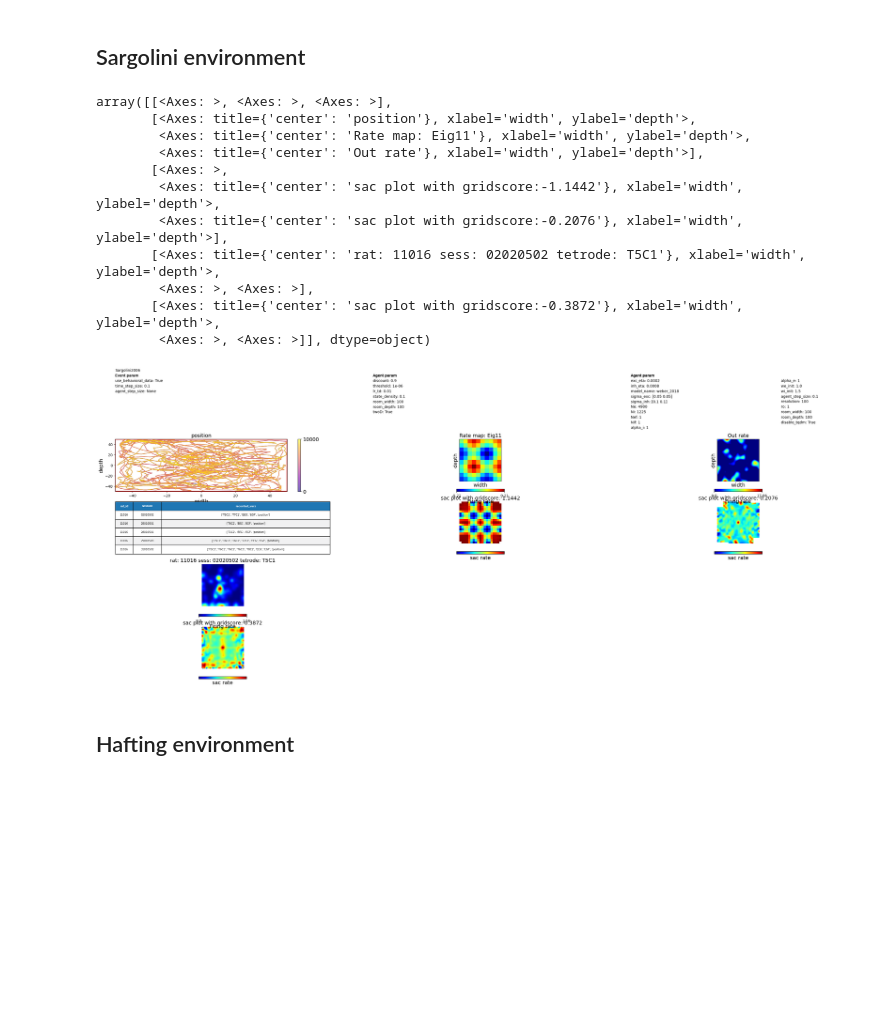
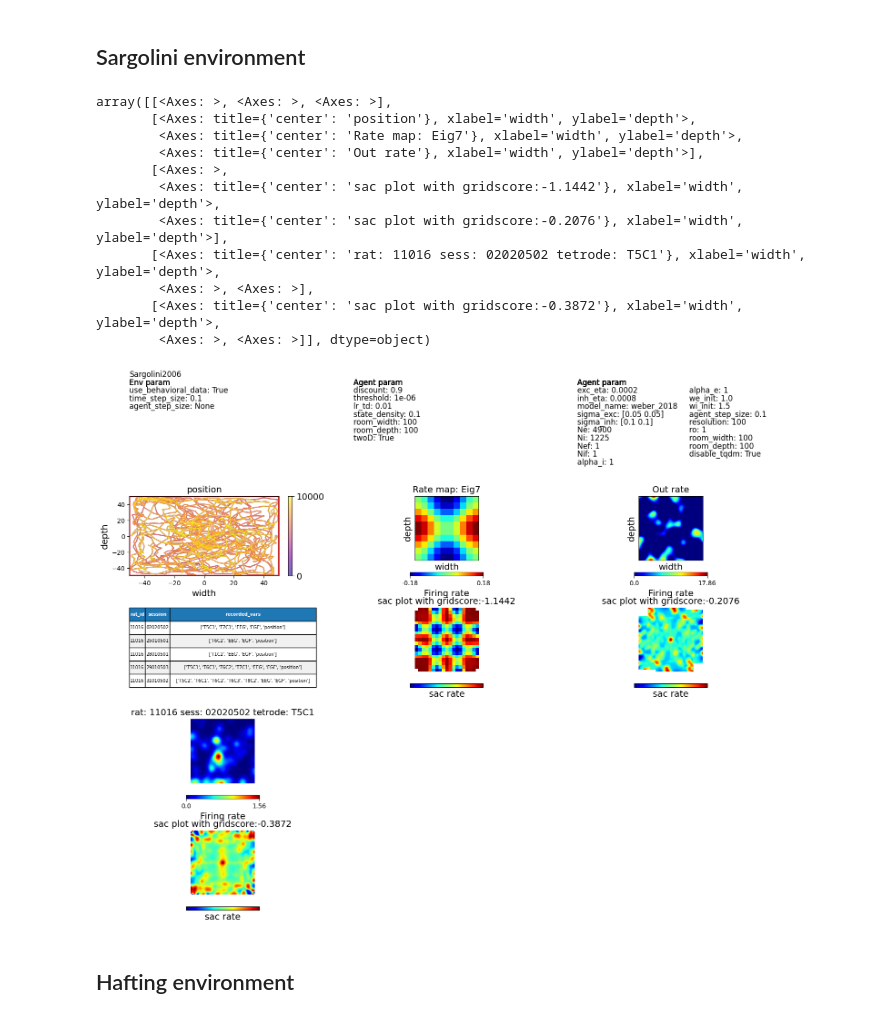
Before and after one commit to SainsburyWellcomeCentre/NeuralPlayground, a Jupyter notebook: examples/comparisons_examples/comparison_from_manager.ipynb, the cells around one changed output. Drawn from its saved outputs; the diff is of its cells as text; code cells hidden in the pictures; blank space fills up the shorter version.

```diff
--- a/examples/comparisons_examples/comparison_from_manager.ipynb
+++ b/examples/comparisons_examples/comparison_from_manager.ipynb
@@ -87,36 +87,40 @@ param_sr = pd.read_pickle(param_path)
 env = pd.read_pickle(arena_path)
 
 
 data_path = fetch_model_path("weber_2018_in_sargolini2006")
 
 agent_path = data_path + '/agent'
 param_path = data_path + '/params.dict'
 arena_path = data_path + '/arena'
 
 
 agent = pd.read_pickle(agent_path)
 param = pd.read_pickle(param_path)
 
 
 agents=[agent_sr, agent]
 parameters=[param_sr, param]
 exp = Sargolini2006Data(verbose=False)
 env=[env]
 
-make_agent_comparison(env, parameters, agents, recording_index=0, GridScorer=GridScorer)
+figsize = (6, 15)
+horizontal_axis_spacing = 0.2
+vertical_axis_spacing = 0.4
+make_agent_comparison(env, parameters, agents, recording_index=0, GridScorer=GridScorer, figsize=figsize,
+                      horizontal_axis_spacing=horizontal_axis_spacing, vertical_axis_spacing=vertical_axis_spacing)
 # %% [output]
 array([[<Axes: >, <Axes: >, <Axes: >],
        [<Axes: title={'center': 'position'}, xlabel='width', ylabel='depth'>,
-        <Axes: title={'center': 'Rate map: Eig11'}, xlabel='width', ylabel='depth'>,
+        <Axes: title={'center': 'Rate map: Eig7'}, xlabel='width', ylabel='depth'>,
         <Axes: title={'center': 'Out rate'}, xlabel='width', ylabel='depth'>],
        [<Axes: >,
         <Axes: title={'center': 'sac plot with gridscore:-1.1442'}, xlabel='width', ylabel='depth'>,
         <Axes: title={'center': 'sac plot with gridscore:-0.2076'}, xlabel='width', ylabel='depth'>],
        [<Axes: title={'center': 'rat: 11016 sess: 02020502 tetrode: T5C1'}, xlabel='width', ylabel='depth'>,
         <Axes: >, <Axes: >],
        [<Axes: title={'center': 'sac plot with gridscore:-0.3872'}, xlabel='width', ylabel='depth'>,
         <Axes: >, <Axes: >]], dtype=object)
-[figure, old version]
+[figure, new version]
 # %% [markdown]
 ## Hafting environment
 # %%
```
Also changed, not shown: parts of 5 cells of this notebook, 9 other files.
